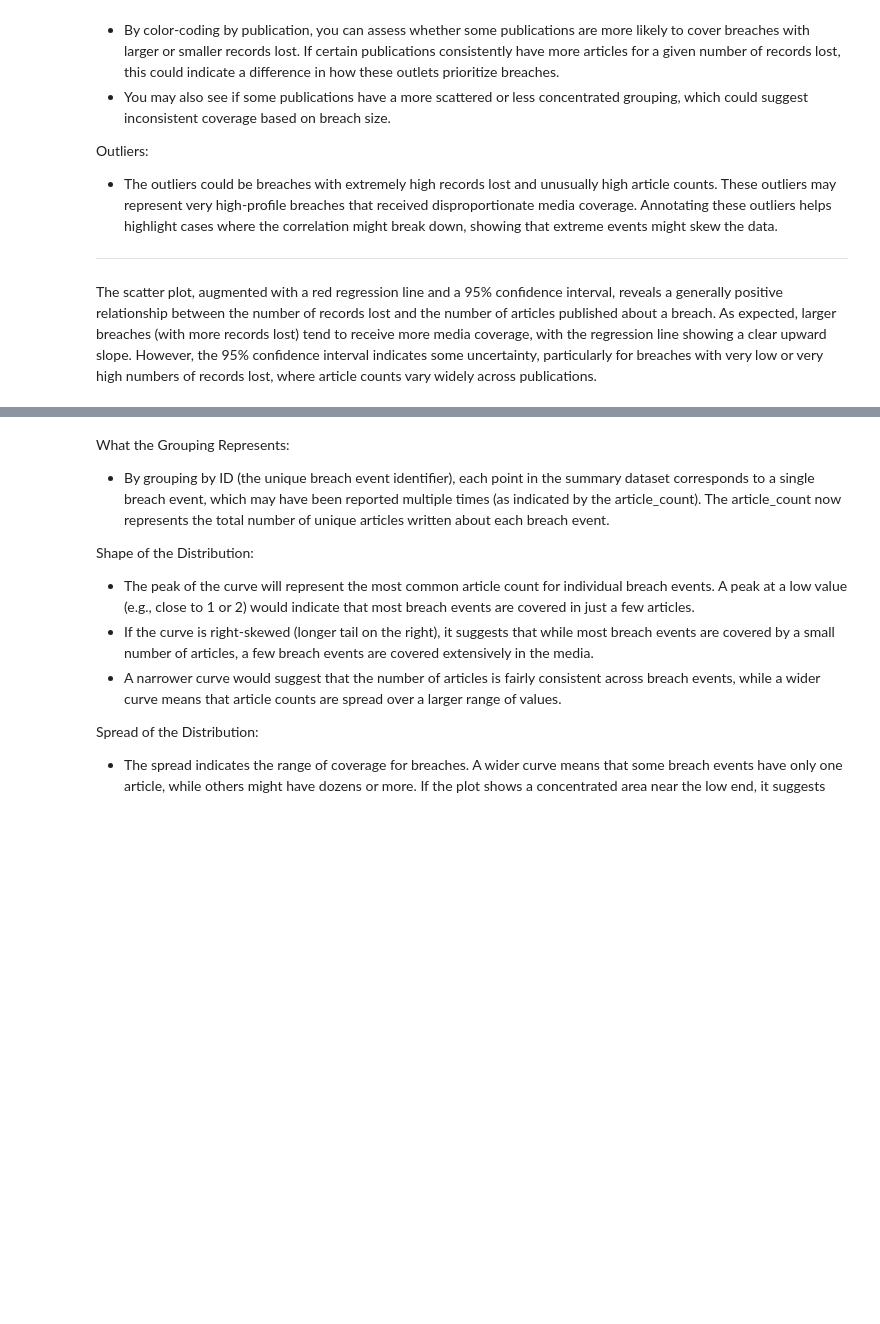
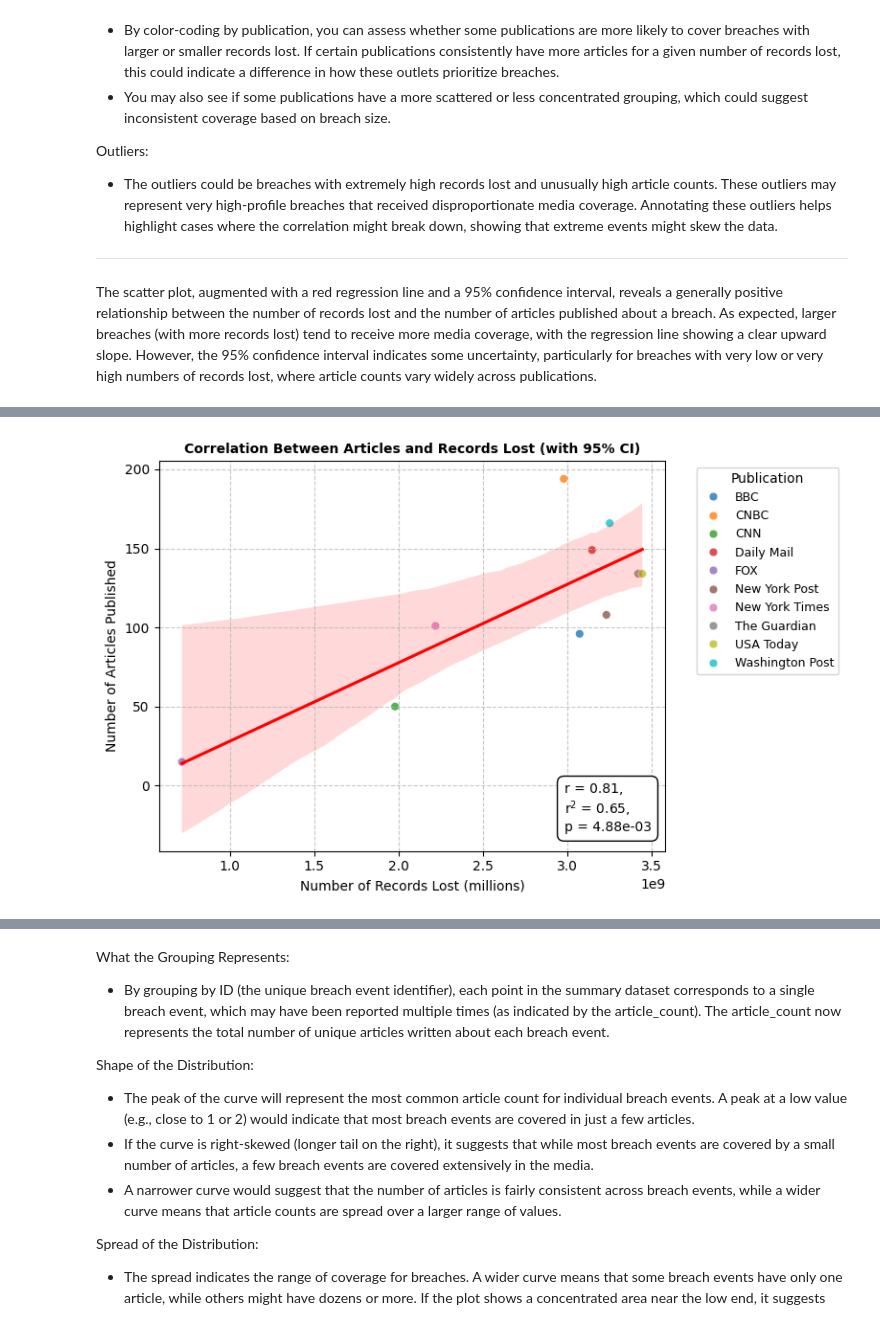
Before and after one commit to Pop101/BreachNews, a Jupyter notebook: viz/jupyter/analysis_plots.ipynb, the cells around one changed output, grey strips where cells are left out. Drawn from its saved outputs; the diff is of its cells as text; code cells hidden in the pictures; blank space fills up the shorter version.

```diff
--- a/viz/jupyter/analysis_plots.ipynb
+++ b/viz/jupyter/analysis_plots.ipynb
@@ -181,3 +226,70 @@ The scatter plot, augmented with a red regression line and a 95% confidence inte
+# %%
+# Deduplicate rows to ensure each breach is counted only once per publication
+deduplicated_breach_summary = data.groupby(['Publication', 'ID'], as_index=False).agg({
+    'records lost': 'first',  # Take the records lost for the unique breach
+    'Headline': 'count',      # Count articles for this breach-publication pair
+})
+
+# Aggregate by publication to get the total records lost and article count
+publication_summary = deduplicated_breach_summary.groupby('Publication', as_index=False).agg({
+    'records lost': 'sum',  # Total records lost across unique breaches
+    'Headline': 'sum'       # Total articles published across breaches
+}).rename(columns={'Headline': 'article_count'})
+
+# Plot correlation between TOTAL articles published vs. TOTAL records lost
+plt.figure(figsize=(8, 5))
+
+# Use scatterplot for color-encoding groupby column
+scatter = sns.scatterplot(
+    data=publication_summary,
+    y='article_count',
+    x='records lost',
+    hue='Publication',  # Color encoding
+    palette='tab10',
+    alpha=0.8,
+    s=40
+)
+
+# Add the regression line using regplot (no scatter points)
+reg = sns.regplot(
+    y='article_count',
+    x='records lost',
+    data=publication_summary,
+    scatter=False,  # Don't plot scatter points since they're already plotted
+    line_kws={'color': 'red'},
+    ci=95
+)
+
+# Customize the plot
+plt.title('Correlation Between Articles and Records Lost (with 95% CI)', fontsize=10, fontweight='bold')
+plt.ylabel('Number of Articles Published', fontsize=10)
+plt.xlabel('Number of Records Lost (millions)', fontsize=10)
+plt.grid(axis='both', linestyle='--', alpha=0.7)
+
+# Add custom legend for 'Publication'
+handles, labels = scatter.get_legend_handles_labels()
+plt.legend(handles, labels, title='Publication', loc='upper left', bbox_to_anchor=(1.05, 1), fontsize=9)
+
+# Calculate correlation coefficient (Pearson's r)
+correlation, _ = stats.pearsonr(publication_summary['records lost'], publication_summary['article_count'])
+
+# Get regression line parameters (slope and intercept)
+slope, intercept, rvalue, pvalue, stderr = stats.linregress(publication_summary['records lost'], publication_summary['article_count'])
+
+# Annotate the plot with correlation coefficient and regression parameters
+plt.annotate(
+    f'r = {correlation:.2f},\nr$^2$ = {rvalue**2:.2f},\np = {pvalue:.2e}',
+    xy=(0.8, 0.05), xycoords='axes fraction',
+    fontsize=10, color='black',
+    bbox=dict(facecolor='white', edgecolor='black', boxstyle='round,pad=0.5')
+)
+
+plt.tight_layout()
+plt.show()
+
+plt.close()
+# %% [output]
+[figure, added]
 # %%
 
 breach_summary = data.groupby('ID').agg({
```
Also changed, not shown: parts of 7 cells of this notebook, 2 other files.
